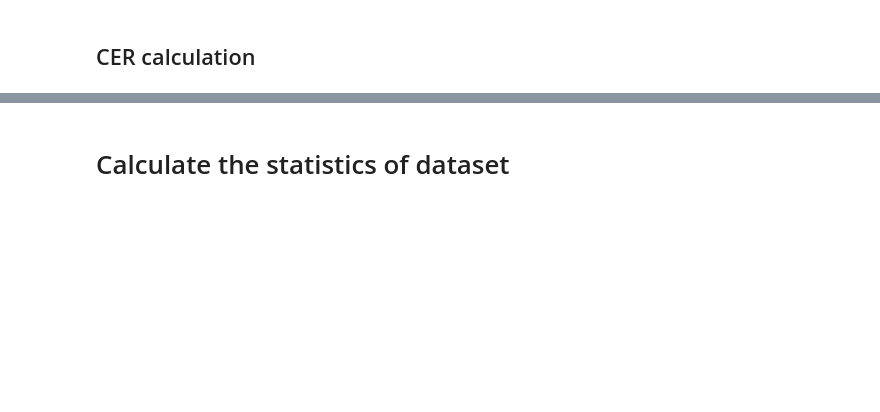
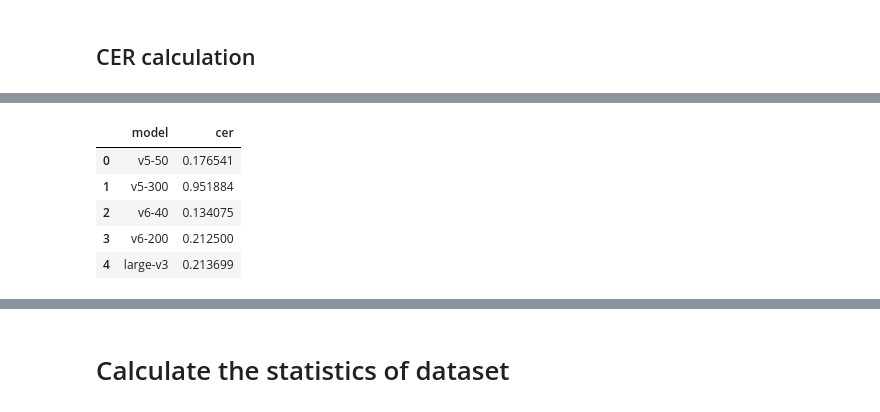
Before and after one commit to Chevolier/whisper, a Jupyter notebook: test.ipynb, the cells around one changed output, grey strips where cells are left out. Cells and saved outputs as stored; diff of their text form; code cells hidden in the pictures; blank space fills up the shorter version.

```diff
--- a/test.ipynb
+++ b/test.ipynb
@@ -277,15 +326,22 @@ df.head(10)
 # %%
 df = df.fillna("")
 cers = []
 for model_id in model_ids:
     label = model_id['label']
     df = df[df[f"pred-{label}-clean"]!='']
     cer = jiwer.cer(list(df["true-clean"]), list(df[f"pred-{label}-clean"]))
 
     cers.append({'model': label, 'cer': cer})
 
 df_cers = pd.DataFrame(cers)
-df_cers.to_csv("outputs/cers.csv", index=False)
+df_cers.to_csv(f"outputs/cers_{dataset_name}.csv", index=False)
 df_cers.head()
+# %% [output]
+|  | model | cer |
+| 0 | v5-50 | 0.176541 |
+| 1 | v5-300 | 0.951884 |
+| 2 | v6-40 | 0.134075 |
+| 3 | v6-200 | 0.212500 |
+| 4 | large-v3 | 0.213699 |
 # %%
 df_cer_stats = df[cer_cols].describe(percentiles=[0.5, 0.6, 0.7, 0.8, 0.9, 0.95, 0.99])
```
Also changed, not shown: parts of 10 cells of this notebook, 20 other files.
